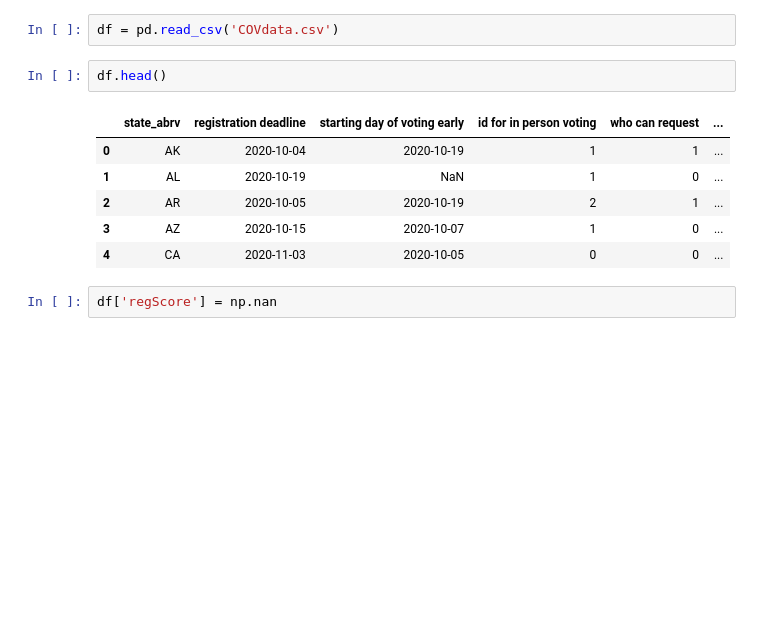
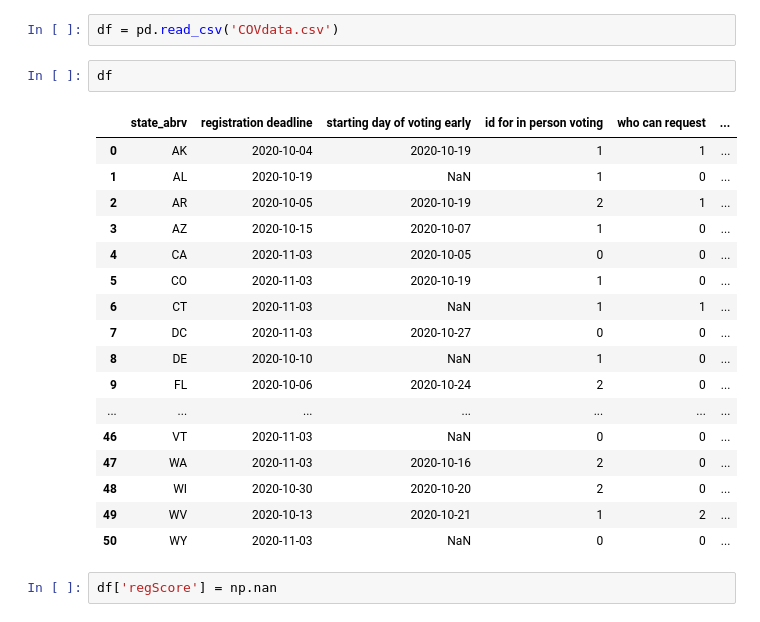
Before and after one commit to MichiganDataScienceTeam/F20-Election-Prediction, a Jupyter notebook: notebooks/COV.ipynb, the cells around one changed output. Saved outputs shown, nothing was run; the diff lists cells and outputs as text; blank space fills up the shorter version.

```diff
--- a/notebooks/COV.ipynb
+++ b/notebooks/COV.ipynb
@@ -4,14 +4,25 @@ import numpy as np
 # %%
 df = pd.read_csv('COVdata.csv')
 # %%
-df.head()
+df
 # %% [output]
 |  | state_abrv | registration deadline | starting day of voting early | id for in person voting | who can request | ... |
 | 0 | AK | 2020-10-04 | 2020-10-19 | 1 | 1 | ... |
 | 1 | AL | 2020-10-19 | NaN | 1 | 0 | ... |
 | 2 | AR | 2020-10-05 | 2020-10-19 | 2 | 1 | ... |
 | 3 | AZ | 2020-10-15 | 2020-10-07 | 1 | 0 | ... |
 | 4 | CA | 2020-11-03 | 2020-10-05 | 0 | 0 | ... |
+| 5 | CO | 2020-11-03 | 2020-10-19 | 1 | 0 | ... |
+| 6 | CT | 2020-11-03 | NaN | 1 | 1 | ... |
+| 7 | DC | 2020-11-03 | 2020-10-27 | 0 | 0 | ... |
+| 8 | DE | 2020-10-10 | NaN | 1 | 0 | ... |
+| 9 | FL | 2020-10-06 | 2020-10-24 | 2 | 0 | ... |
+| ... | ... | ... | ... | ... | ... | ... |
+| 46 | VT | 2020-11-03 | NaN | 0 | 0 | ... |
+| 47 | WA | 2020-11-03 | 2020-10-16 | 2 | 0 | ... |
+| 48 | WI | 2020-10-30 | 2020-10-20 | 2 | 0 | ... |
+| 49 | WV | 2020-10-13 | 2020-10-21 | 1 | 2 | ... |
+| 50 | WY | 2020-11-03 | NaN | 0 | 0 | ... |
 # %%
 df['regScore'] = np.nan
 # %%
```
Also changed, not shown: parts of 4 cells of this notebook.
